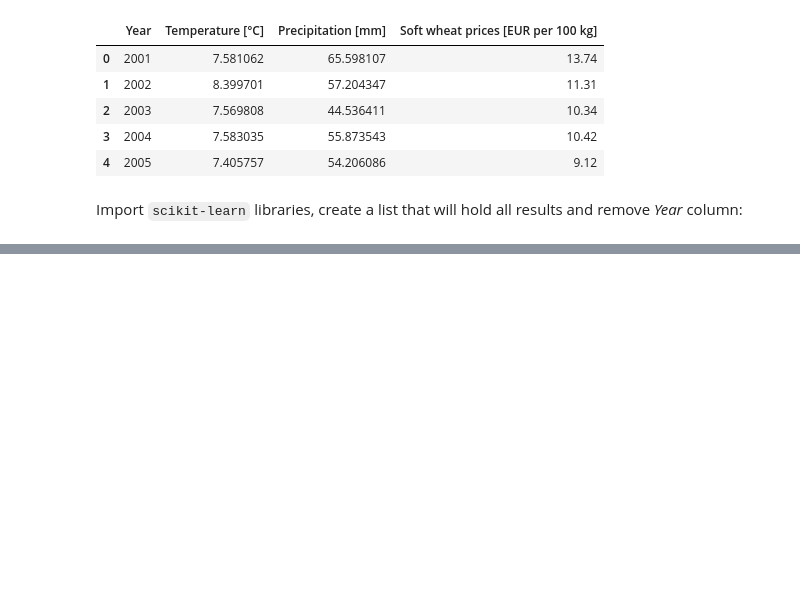
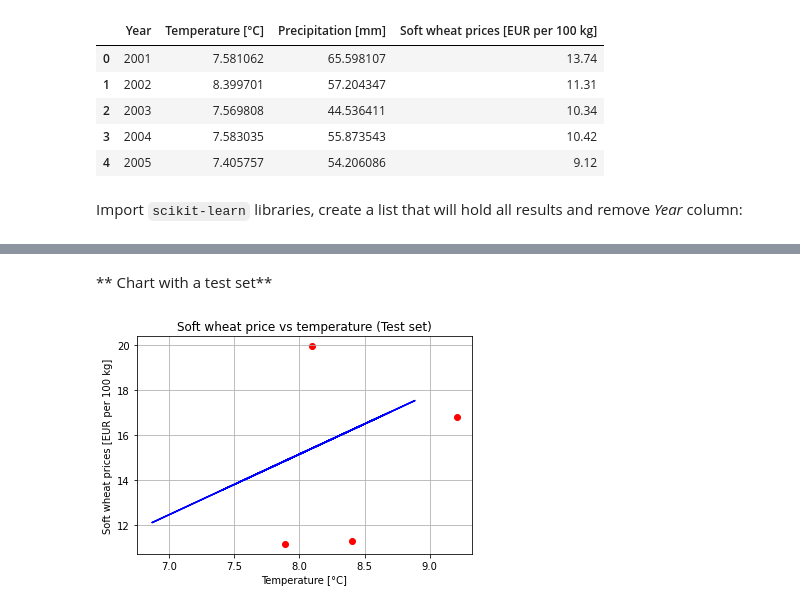
Before and after one commit to wkrzywiec/polish-crops, a Jupyter notebook: polish-crops.ipynb, the cells around one changed output, grey strips where cells are left out. Cells and saved outputs as stored; diff of their text form; code cells hidden in the pictures; blank space fills up the shorter version.

```diff
--- a/polish-crops.ipynb
+++ b/polish-crops.ipynb
@@ -390,0 +404,12 @@ plt.show()
+# %% [markdown]
+** Chart with a test set**
+# %%
+plt.scatter(x_test, y_test, color = 'red')
+plt.plot(x_train, linear_regressor.predict(x_train), color = 'blue')
+plt.title('Soft wheat price vs temperature (Test set)')
+plt.xlabel('Temperature [°C]')
+plt.ylabel('Soft wheat prices [EUR per 100 kg]')
+plt.grid()
+plt.show()
+# %% [output]
+[figure, added]
```
Also changed, not shown: parts of 27 cells of this notebook.
